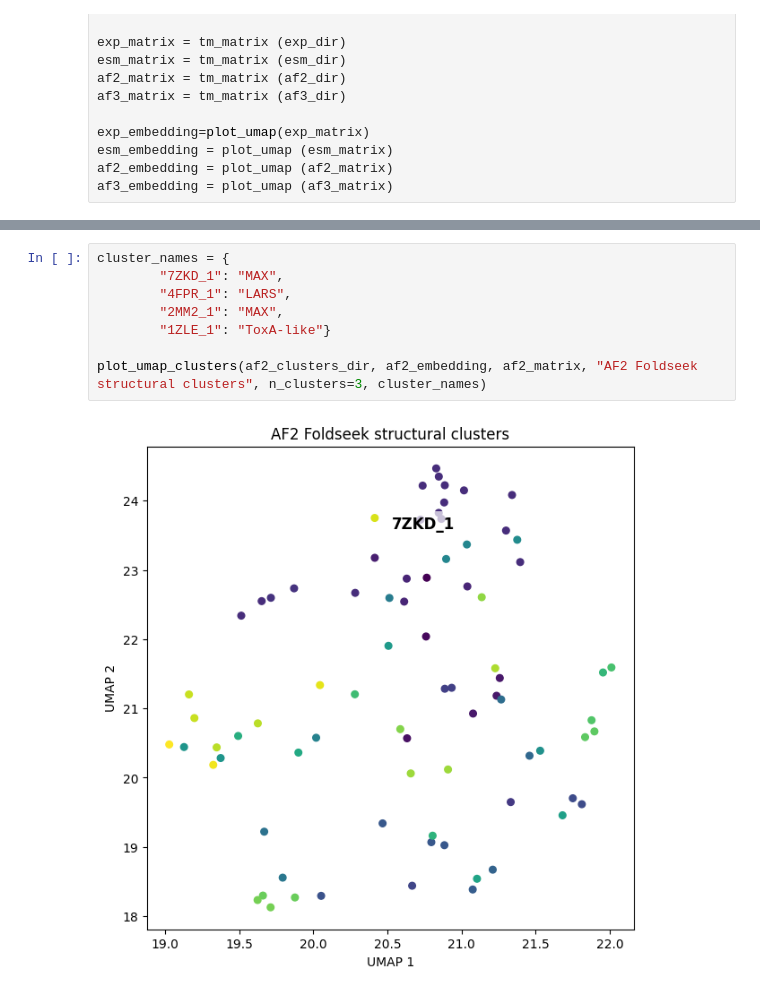
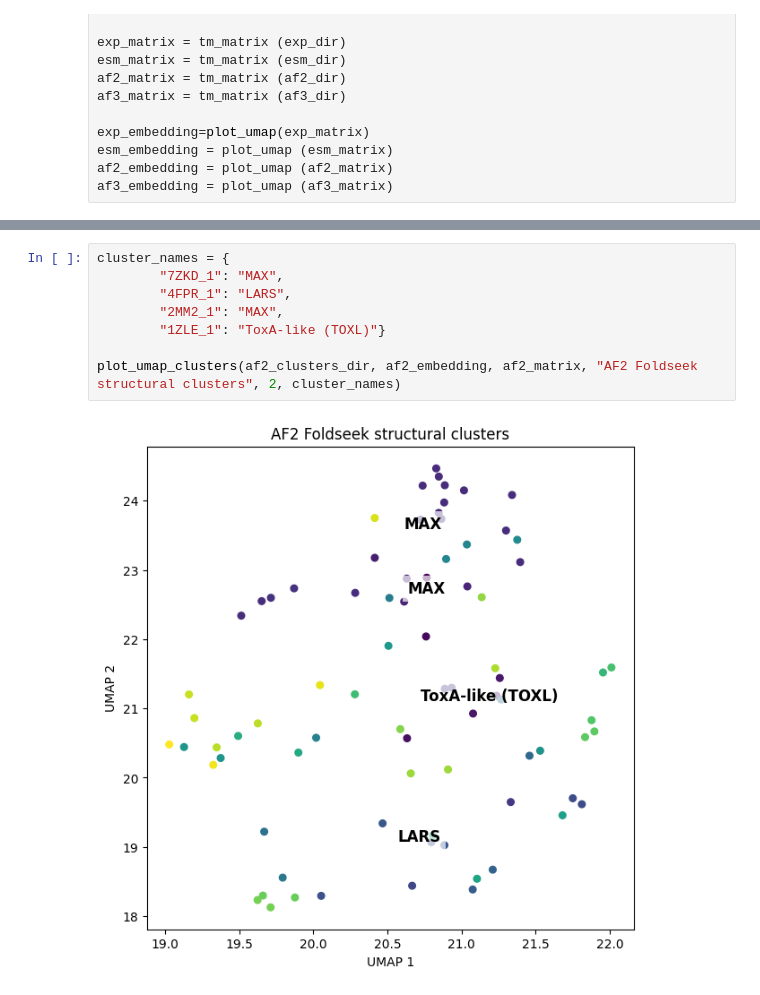
Before and after one commit to Rachel-Oei/Effector-Structure-Prediction, a Jupyter notebook: 06_clustering/umap.ipynb, the cells around one changed output, grey strips where cells are left out. Saved outputs shown, nothing was run; the diff lists cells and outputs as text.

```diff
--- a/06_clustering/umap.ipynb
+++ b/06_clustering/umap.ipynb
@@ -52,13 +52,13 @@ plot_umap_clusters(esm_clusters_dir, esm_embedding, esm_matrix, "ESM Foldseek st
 # %%
 cluster_names = {
         "7ZKD_1": "MAX",
         "4FPR_1": "LARS",
         "2MM2_1": "MAX",
-        "1ZLE_1": "ToxA-like"}
+        "1ZLE_1": "ToxA-like (TOXL)"}
 
-plot_umap_clusters(af2_clusters_dir, af2_embedding, af2_matrix, "AF2 Foldseek structural clusters", n_clusters=3, cluster_names)
+plot_umap_clusters(af2_clusters_dir, af2_embedding, af2_matrix, "AF2 Foldseek structural clusters", 2, cluster_names)
 # %% [output]
-[figure, old version]
+[figure, new version]
 # %%
 cluster_names = {
         "7B1I_2_model": "MAX",
```
Also changed, not shown: parts of 7 cells of this notebook, 1 other file.
